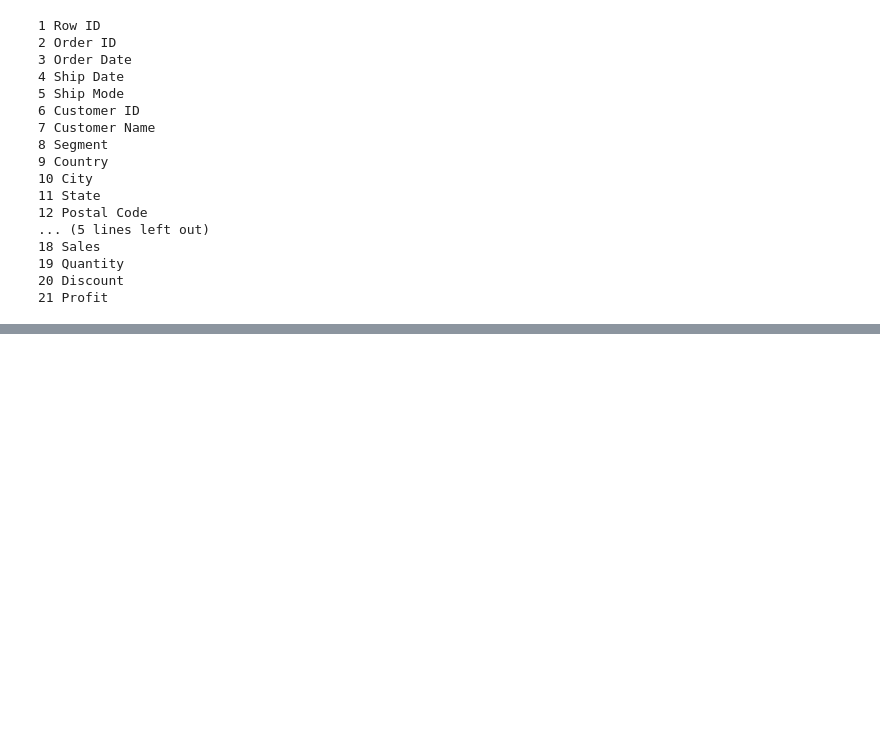
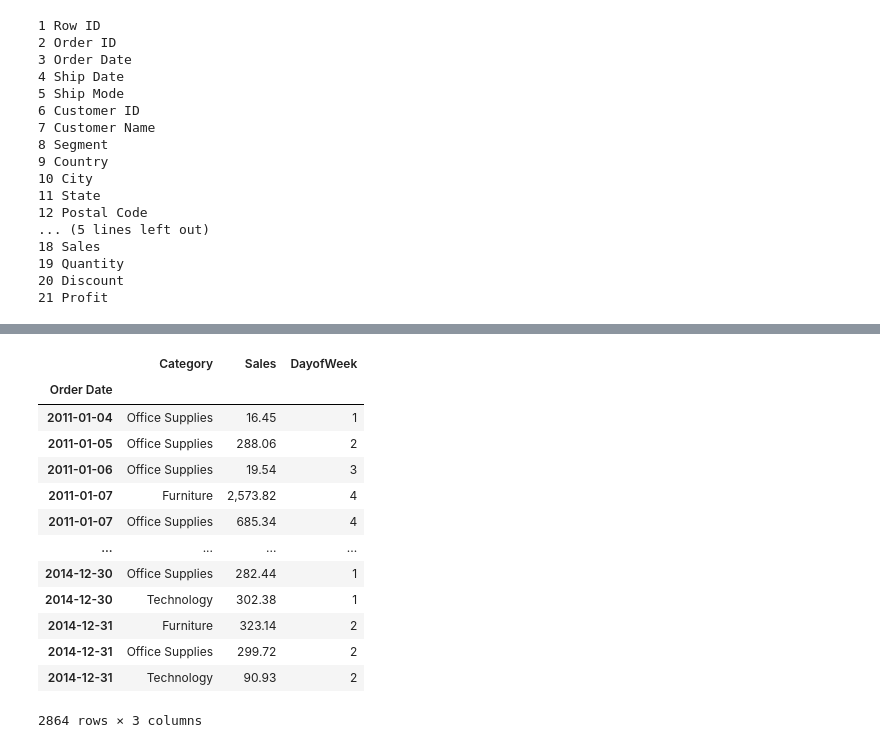
Before and after one commit to razielar/coursera_time_series_forecasting, a Jupyter notebook: coursera_time_series/week_1/pandas.time.series.ipynb, the cells around one changed output, grey strips where cells are left out. Drawn from its saved outputs; the diff is of its cells as text; code cells hidden in the pictures; blank space fills up the shorter version.

Commit message:
finish preprocessing time-series data

```diff
--- a/coursera_time_series/week_1/pandas.time.series.ipynb
+++ b/coursera_time_series/week_1/pandas.time.series.ipynb
@@ -4,8 +4,15 @@ Feb 15th 2022
 # %%
 import sys
 print(sys.executable)
+import numpy as np
 import pandas as pd
 import os
 print(os.getcwd())
+import matplotlib.pyplot as plt
+import seaborn as sns
+from IPython.display import display
+# Config:
+pd.options.display.float_format = '{:,.2f}'.format
+plotsize = (13, 5)
 # %% [output]
 /home/razielar/miniconda3/envs/time-series/bin/python
@@ -15,4 +23,5 @@ print(os.getcwd())
 # %%
-df= pd.read_excel('week_1/data/sample-superstore.xls')
+df= pd.read_excel('data/sample-superstore.xls')
+print(df.shape)
 df.head()
 # %% [output]
@@ -47,0 +78,4 @@ for i,j in enumerate(df.columns):
+# %%
+# Group_by date and category and important feat sales:
+base= df.groupby(['Order Date', 'Category'], as_index= False)['Sales'].sum()
+base
@@ -47,0 +134,3 @@ for i,j in enumerate(df.columns):
+# %%
+# Way easier to work with DatetimeIndex
+base.set_index('Order Date', inplace= True)
@@ -47,0 +194,20 @@ for i,j in enumerate(df.columns):
+# %%
+# Day of week= Monday=0, Sunday= 6
+base['DayofWeek']= base.index.dayofweek
+display(base)
+del(base['DayofWeek'])
+# %% [output]
+|  | Category | Sales | DayofWeek |
+| Order Date |  |  |  |
+| 2011-01-04 | Office Supplies | 16.45 | 1 |
+| 2011-01-05 | Office Supplies | 288.06 | 2 |
+| 2011-01-06 | Office Supplies | 19.54 | 3 |
+| 2011-01-07 | Furniture | 2,573.82 | 4 |
+| 2011-01-07 | Office Supplies | 685.34 | 4 |
+| ... | ... | ... | ... |
+| 2014-12-30 | Office Supplies | 282.44 | 1 |
+| 2014-12-30 | Technology | 302.38 | 1 |
+| 2014-12-31 | Furniture | 323.14 | 2 |
+| 2014-12-31 | Office Supplies | 299.72 | 2 |
+| 2014-12-31 | Technology | 90.93 | 2 |
+2864 rows × 3 columns
```
Also changed, not shown: parts of 27 cells of this notebook.
